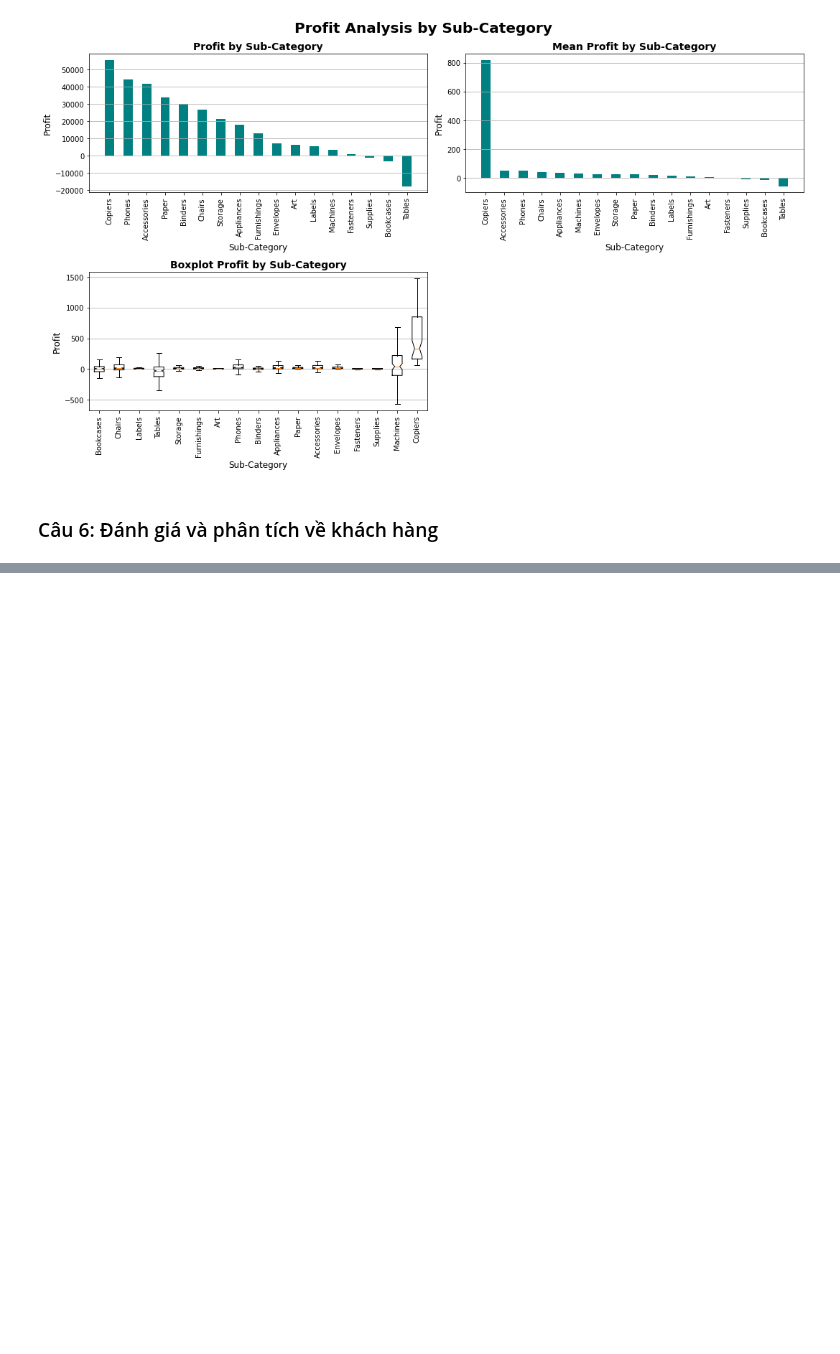
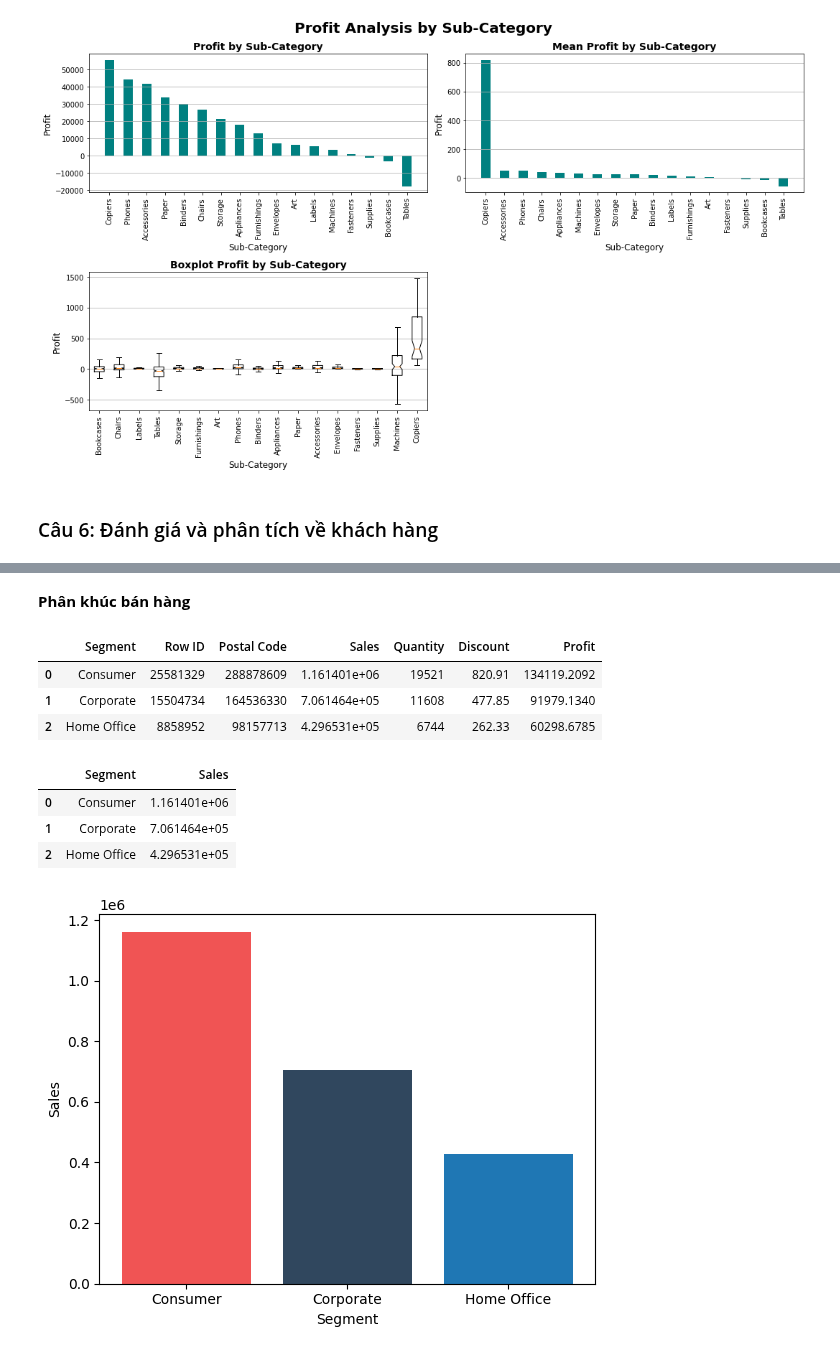
Before and after one commit to khangnl24112002/DataVisualization_Group02_Lab01, a Jupyter notebook: main.ipynb, the cells around one changed output, grey strips where cells are left out. Drawn from its saved outputs; the diff is of its cells as text; code cells hidden in the pictures; blank space fills up the shorter version.

```diff
--- a/main.ipynb
+++ b/main.ipynb
@@ -195,3 +197,23 @@ df.head()
+# %%
+# Helper Function For Visualization
+def Viz_Bar(df1 , cx , cy ,t='',rot="horizontal" , x=True ):
+    if(x is False):
+        plt.rcdefaults()
+        fig, ax = plt.subplots()
+        ax.barh(df1.head(10)[cx], df1.head(10)[cy], align='center', color=['#F05454','#30475E' ,'#1f77b4', '#ff7f0e', '#2ca02c', '#d62728', '#9467bd', '#8c564b', '#e377c2', '#7f7f7f', '#bcbd22', '#17becf'] )
+        ax.set_yticks(df1.head(10)[cx], labels=df1.head(10)[cx])
+        ax.invert_yaxis()  # labels read top-to-bottom
+        ax.set_xlabel(cy)
+        ax.set_title(t)
+        plt.xticks(rotation = rot)
+        plt.show()
+    else :
+        plt.bar(df1.head(10)[cx] ,df1.head(10)[cy] ,  color=['#F05454','#30475E' ,'#1f77b4', '#ff7f0e', '#2ca02c', '#d62728', '#9467bd', '#8c564b', '#e377c2', '#7f7f7f', '#bcbd22', '#17becf'] )
+        plt.xlabel(cx)
+        plt.ylabel(cy)
+        plt.title(t)
+        plt.xticks(rotation = rot)
+        plt.show()
 # %% [markdown]
 ## Đưa ra câu hỏi và câu trả lời
 
@@ -410,0 +438,21 @@ plt.show()
+# %% [markdown]
+**Phân khúc bán hàng**
+# %%
+segments_info = df.groupby("Segment").sum().reset_index()
+segments_info
+# %% [output]
+|  | Segment | Row ID | Postal Code | Sales | Quantity | Discount | Profit |
+| 0 | Consumer | 25581329 | 288878609 | 1.161401e+06 | 19521 | 820.91 | 134119.2092 |
+| 1 | Corporate | 15504734 | 164536330 | 7.061464e+05 | 11608 | 477.85 | 91979.1340 |
+| 2 | Home Office | 8858952 | 98157713 | 4.296531e+05 | 6744 | 262.33 | 60298.6785 |
+# %%
+segments_info[['Segment' , 'Sales']]
+# %% [output]
+|  | Segment | Sales |
+| 0 | Consumer | 1.161401e+06 |
+| 1 | Corporate | 7.061464e+05 |
+| 2 | Home Office | 4.296531e+05 |
+# %%
+Viz_Bar(segments_info , 'Segment' ,'Sales')
+# %% [output]
+[figure, added]
```
Also changed, not shown: parts of 5 cells of this notebook.
